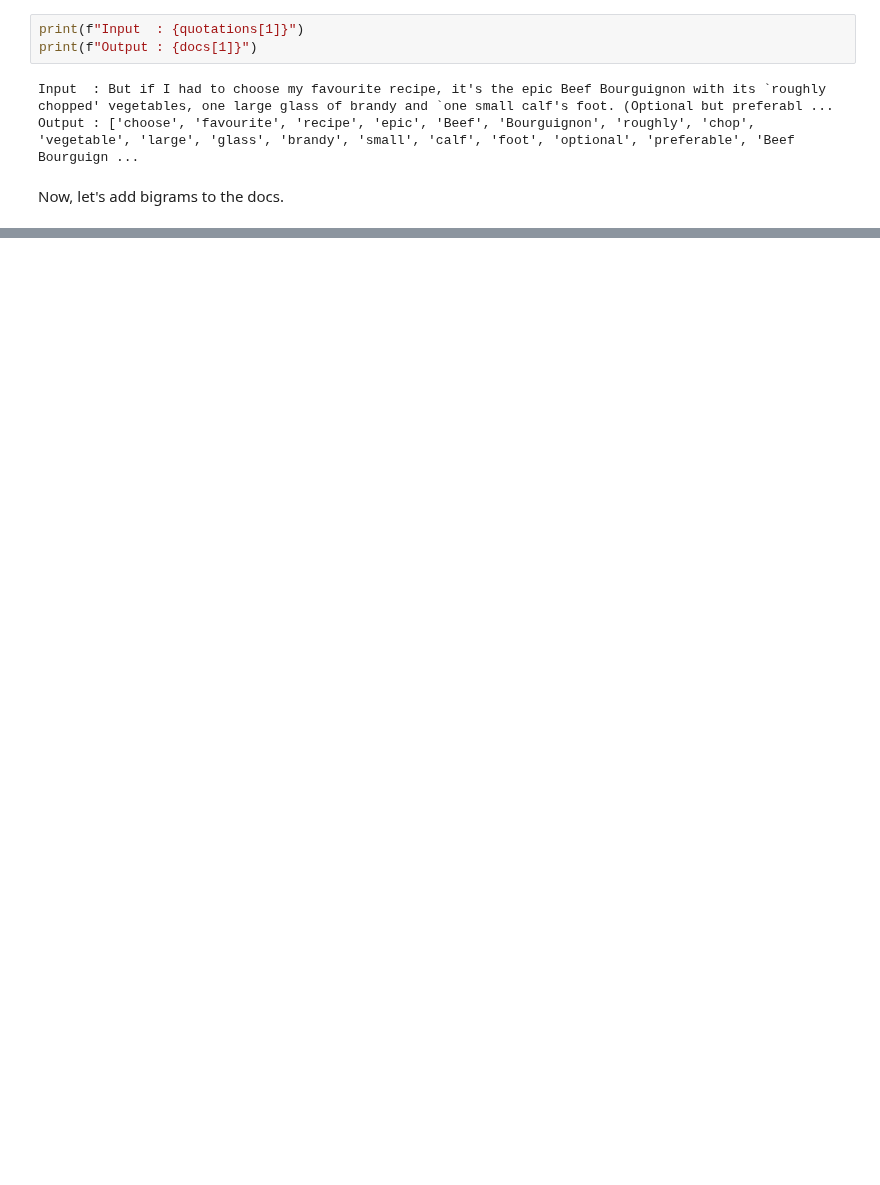
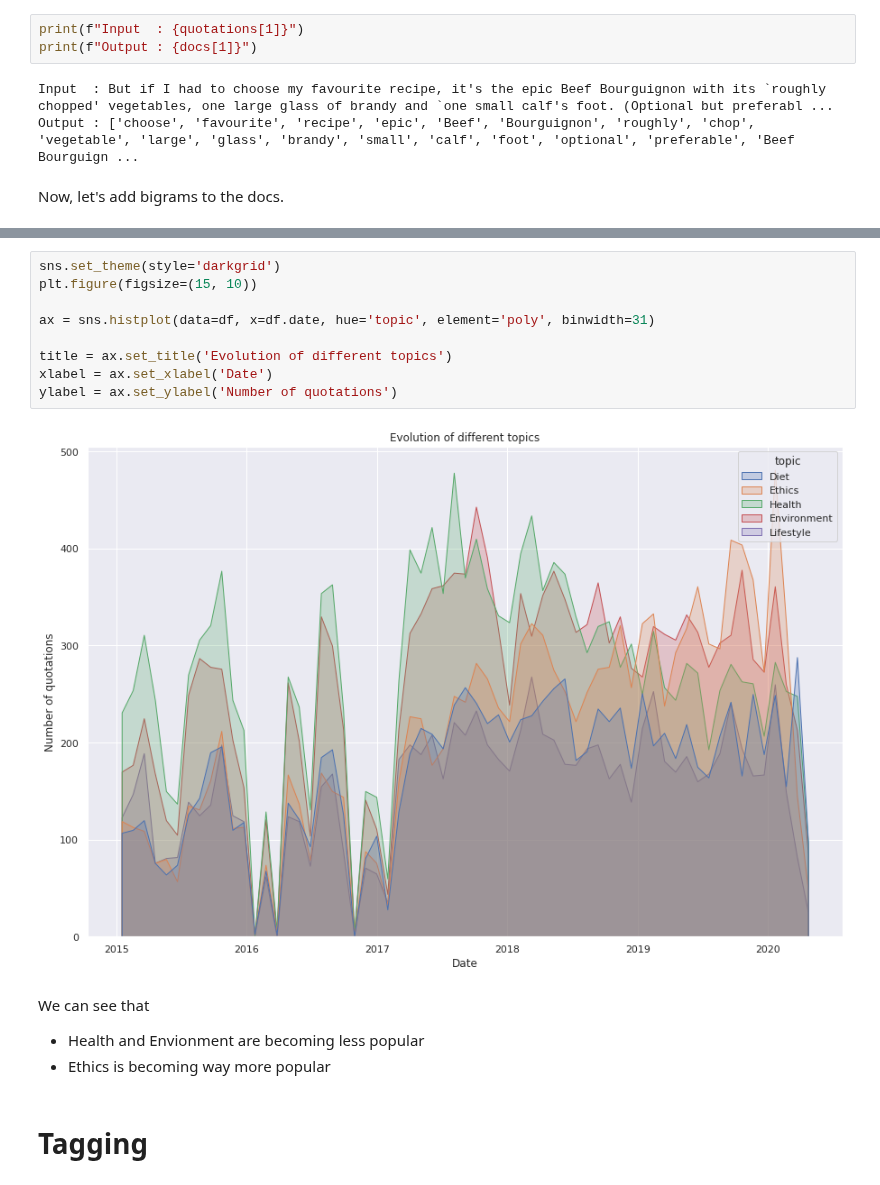
Before and after one commit to epfl-ada/ada-2021-project-nameerror, a Jupyter notebook: notebooks/Related_topics.ipynb, the cells around one changed output, grey strips where cells are left out. Saved outputs shown, nothing was run; the diff lists cells and outputs as text; blank space fills up the shorter version.

```diff
--- a/notebooks/Related_topics.ipynb
+++ b/notebooks/Related_topics.ipynb
@@ -173,0 +199,17 @@ We can identify several topics, such as animal protection, diets, community rela
+# %%
+sns.set_theme(style='darkgrid')
+plt.figure(figsize=(15, 10))
+
+ax = sns.histplot(data=df, x=df.date, hue='topic', element='poly', binwidth=31)
+
+title = ax.set_title('Evolution of different topics')
+xlabel = ax.set_xlabel('Date')
+ylabel = ax.set_ylabel('Number of quotations')
+# %% [output]
+[figure, added]
+# %% [markdown]
+We can see that
+- Health and Envionment are becoming less popular
+- Ethics is becoming way more popular
+# %% [markdown]
+# Tagging
```
Also changed, not shown: parts of 24 cells of this notebook.
